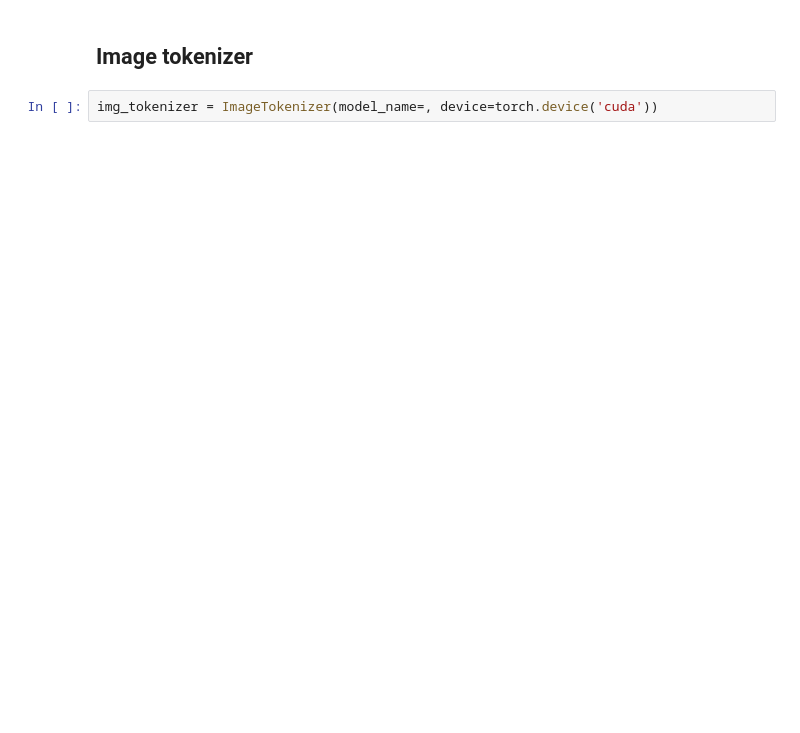
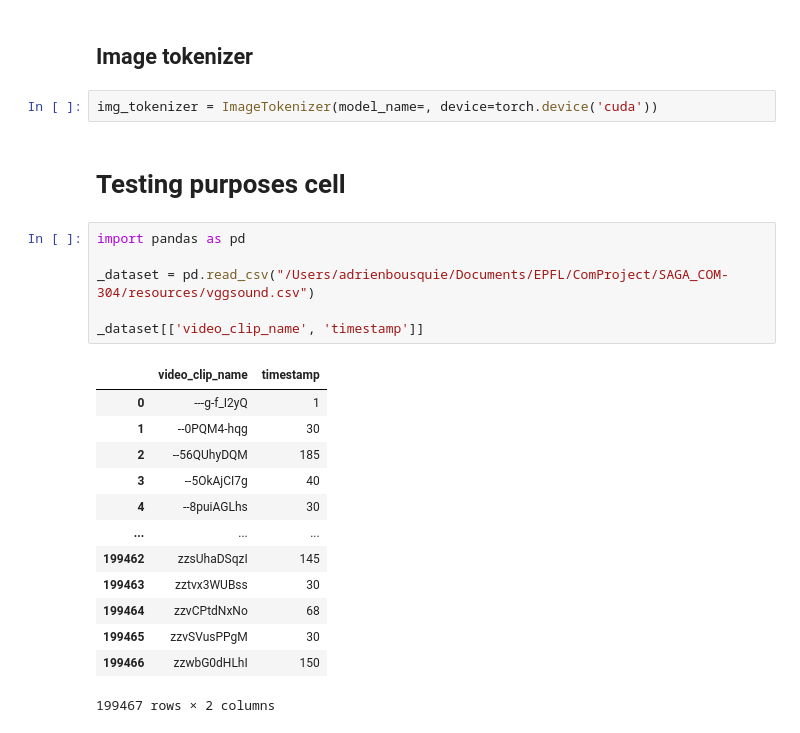
Before and after one commit to SAGA-COM-304/SAGA_COM-304, a Jupyter notebook: notebooks/Tokenizers.ipynb, the cells around one changed output. Cells and saved outputs as stored; diff of their text form; blank space fills up the shorter version.

```diff
--- a/notebooks/Tokenizers.ipynb
+++ b/notebooks/Tokenizers.ipynb
@@ -20,3 +64,25 @@ KeyboardInterrupt:
 ## Image tokenizer
 # %%
 img_tokenizer = ImageTokenizer(model_name=, device=torch.device('cuda'))
+# %% [markdown]
+# Testing purposes cell
+# %%
+import pandas as pd
+
+_dataset = pd.read_csv("/Users/adrienbousquie/Documents/EPFL/ComProject/SAGA_COM-304/resources/vggsound.csv")
+
+_dataset[['video_clip_name', 'timestamp']]
+# %% [output]
+|  | video_clip_name | timestamp |
+| 0 | ---g-f_I2yQ | 1 |
+| 1 | --0PQM4-hqg | 30 |
+| 2 | --56QUhyDQM | 185 |
+| 3 | --5OkAjCI7g | 40 |
+| 4 | --8puiAGLhs | 30 |
+| ... | ... | ... |
+| 199462 | zzsUhaDSqzI | 145 |
+| 199463 | zztvx3WUBss | 30 |
+| 199464 | zzvCPtdNxNo | 68 |
+| 199465 | zzvSVusPPgM | 30 |
+| 199466 | zzwbG0dHLhI | 150 |
+199467 rows × 2 columns
```
Also changed, not shown: parts of 7 cells of this notebook, 2 other files.
